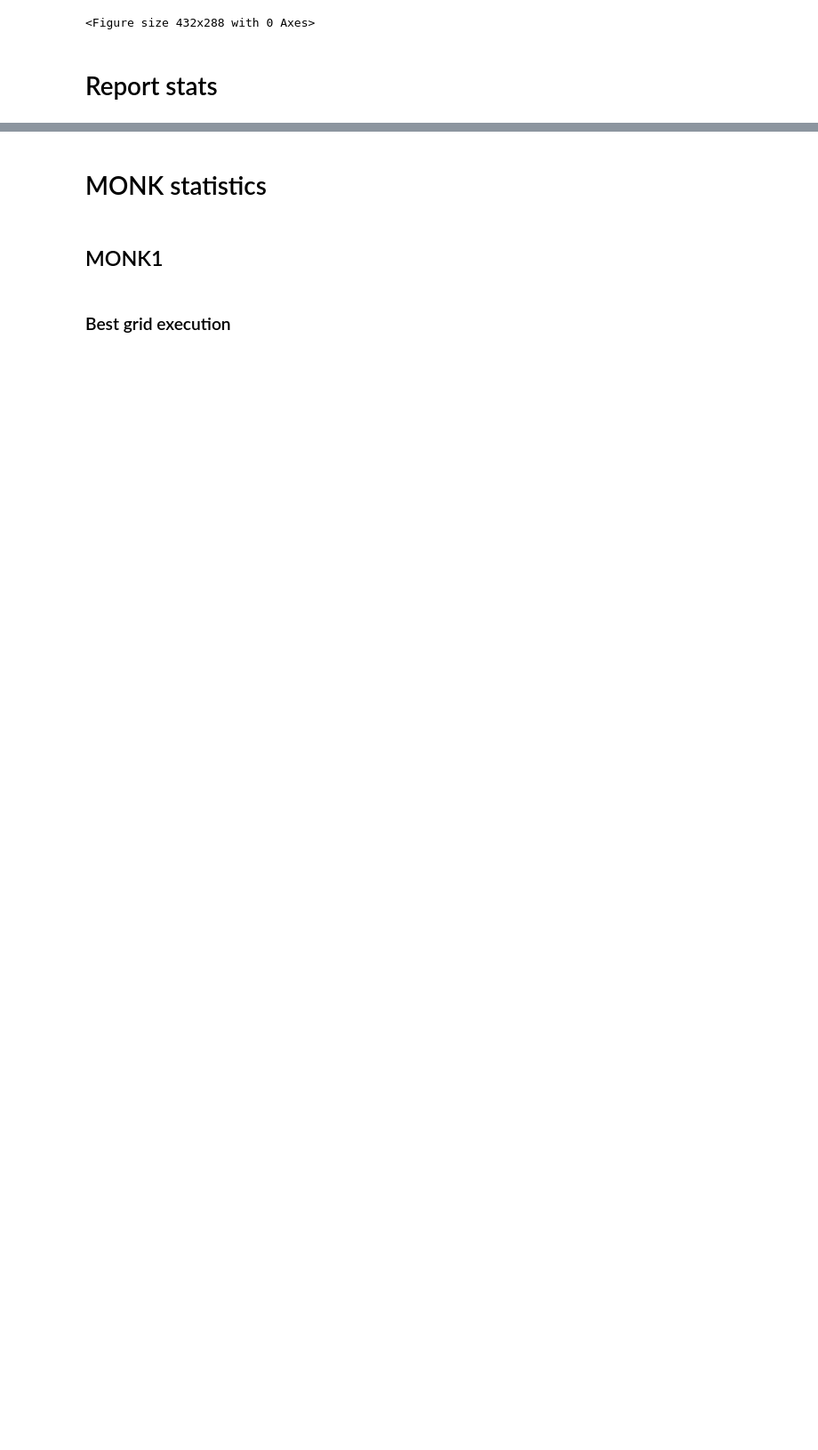
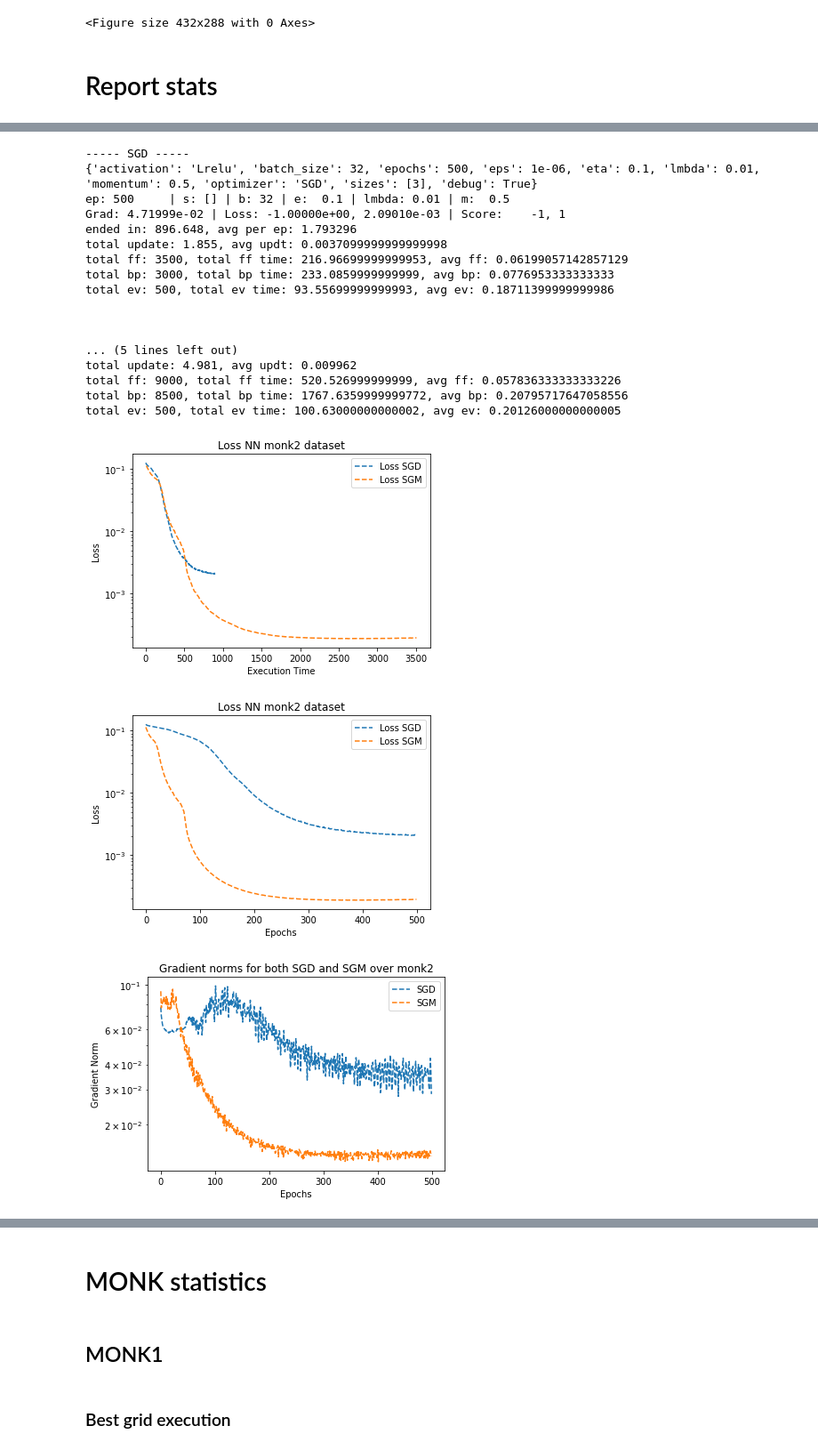
Before and after one commit to Ulferin/CM, a Jupyter notebook: src/NN/plots.ipynb, the cells around one changed output, grey strips where cells are left out. Shown at 89% size. Saved outputs shown, nothing was run; the diff lists cells and outputs as text; code cells hidden in the pictures; blank space fills up the shorter version.

```diff
--- a/src/NN/plots.ipynb
+++ b/src/NN/plots.ipynb
@@ -276,0 +310,28 @@ total ev: 1000, total ev time: 117.30499999999998, avg ev: 0.11730499999999998
+# %%
+debug = False
+score = False
+dataset = 'monk2'
+net_SGD, net_SGM = report_stats(dataset, score=score, debug=debug)
+# %%
+report_plots(dataset, net_SGD=net_SGD, net_SGM=net_SGM, score=score)
+# %% [output]
+----- SGD -----
+{'activation': 'Lrelu', 'batch_size': 32, 'epochs': 500, 'eps': 1e-06, 'eta': 0.1, 'lmbda': 0.01, 'momentum': 0.5, 'optimizer': 'SGD', 'sizes': [3], 'debug': True}
+ep: 500     | s: [] | b: 32 | e:  0.1 | lmbda: 0.01 | m:  0.5
+Grad: 4.71999e-02 | Loss: -1.00000e+00, 2.09010e-03 | Score:    -1, 1
+ended in: 896.648, avg per ep: 1.793296
+total update: 1.855, avg updt: 0.0037099999999999998
+total ff: 3500, total ff time: 216.96699999999953, avg ff: 0.06199057142857129
+total bp: 3000, total bp time: 233.0859999999999, avg bp: 0.0776953333333333
+total ev: 500, total ev time: 93.55699999999993, avg ev: 0.18711399999999986
+
+
+
+... (5 lines left out)
+total update: 4.981, avg updt: 0.009962
+total ff: 9000, total ff time: 520.526999999999, avg ff: 0.057836333333333226
+total bp: 8500, total bp time: 1767.6359999999772, avg bp: 0.20795717647058556
+total ev: 500, total ev time: 100.63000000000002, avg ev: 0.20126000000000005
+[figure, added]
+[figure, added]
+[figure, added]
```
Also changed, not shown: parts of 21 cells of this notebook, 4 other files.
